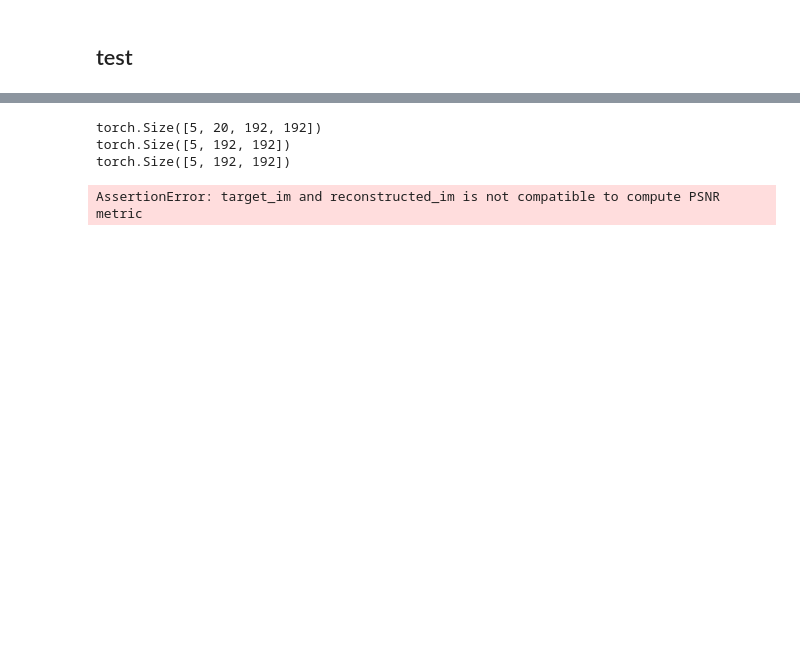
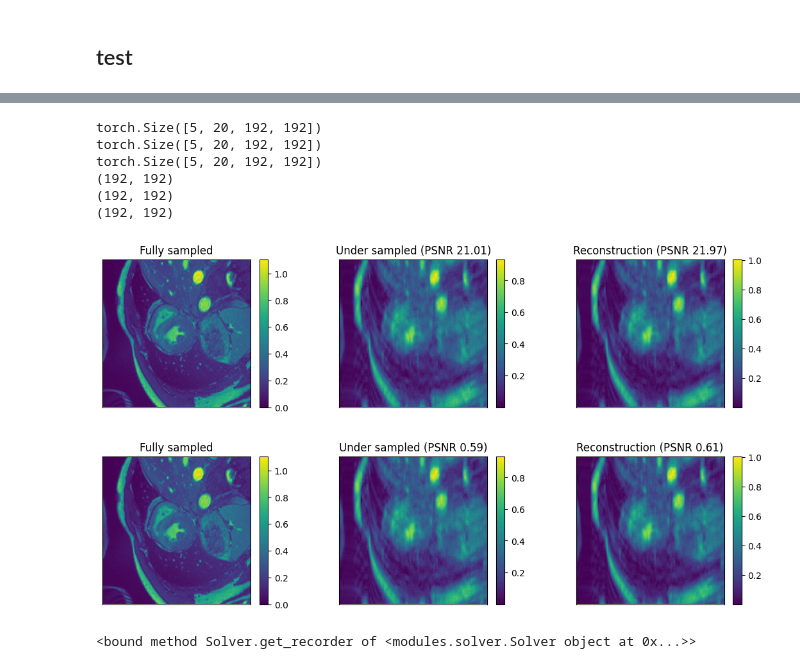
Before and after one commit to skkk256/BME_project_1, a Jupyter notebook: main.ipynb, the cells around one changed output, grey strips where cells are left out. Saved outputs shown, nothing was run; the diff lists cells and outputs as text; code cells hidden in the pictures; blank space fills up the shorter version.

Commit message:
test the network and get a bed result

```diff
--- a/main.ipynb
+++ b/main.ipynb
@@ -229,9 +238,18 @@ ValueError: Since image dtype is floating point, you must specify the data_range
 # %%
 # changing data_index to see diffferent sample's visualization
 data_index = 30 # range in [0, 200)
-solver.visualize(test_loader, data_index, dpi=100)
+time_index = 10
+solver.visualize(test_loader, data_index,time_index, dpi=100)
 # %% [output]
 torch.Size([5, 20, 192, 192])
-torch.Size([5, 192, 192])
-torch.Size([5, 192, 192])
+torch.Size([5, 20, 192, 192])
+torch.Size([5, 20, 192, 192])
+(192, 192)
+(192, 192)
+(192, 192)
-AssertionError: target_im and reconstructed_im is not compatible to compute PSNR metric
+[figure, added]
+[figure, added]
+# %%
+solver.get_recorder
+# %% [output]
+<bound method Solver.get_recorder of <modules.solver.Solver object at 0x...>>
```
Also changed, not shown: parts of 7 cells of this notebook, 3 other files.
